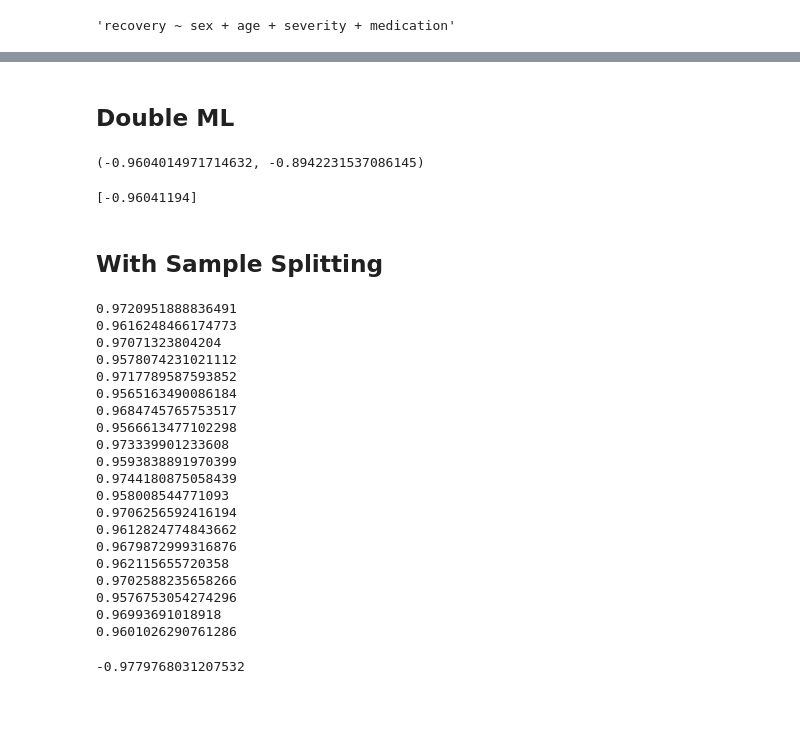
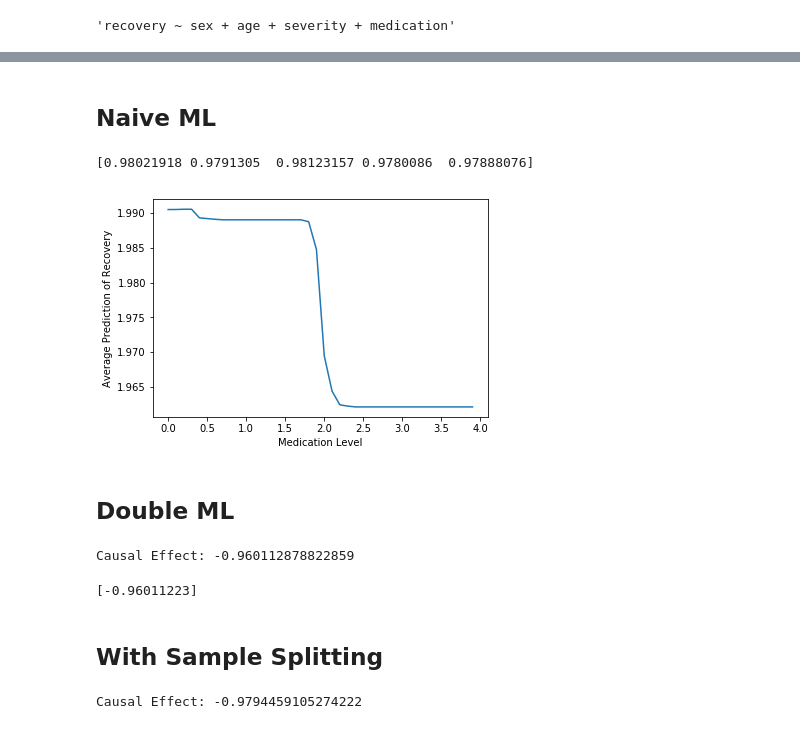
Before and after one commit to matheusfacure/Tutoriais-de-AM, a Jupyter notebook: Causal/Double Debiased ML.ipynb, the cells around one changed output, grey strips where cells are left out. Saved outputs shown, nothing was run; the diff lists cells and outputs as text; code cells hidden in the pictures.

```diff
--- a/Causal/Double Debiased ML.ipynb
+++ b/Causal/Double Debiased ML.ipynb
@@ -114,0 +137,2 @@ Warnings:
+# %% [markdown]
+## Naive ML
@@ -115,3 +143,23 @@ Warnings:
+# %%
+X = df_obs.drop("recovery", axis=1)
+y = df_obs["recovery"]
+# %%
+model = RandomForestRegressor(max_depth=6, n_estimators=100, n_jobs=-1)
+print(cross_val_score(model, X, y, cv=5))
+# %% [output]
+[0.98021918 0.9791305  0.98123157 0.9780086  0.97888076]
+# %%
+np.random.seed(42)
+model.fit(X, y)
+med_level = np.arange(0, 4, 0.1)
+y_hats = [model.predict(X.assign(medication = med)).mean() for med in med_level]
+# %%
+plt.plot(med_level, y_hats)
+plt.xlabel("Medication Level")
+plt.ylabel("Average Prediction of Recovery")
+plt.show()
+# %% [output]
+[figure, added]
 # %% [markdown]
 ## Double ML
 # %%
@@ -124,67 +170,45 @@ X = df_obs.drop(columns=["recovery", "medication"]).values
 Y = df_obs["recovery"].values
 D = df_obs["medication"].values
 # %%
-Ghat = RandomForestRegressor(max_depth=5, n_estimators=100, n_jobs=-1).fit(X, Y).predict(X)
+np.random.seed(42)
+Lhat = RandomForestRegressor(max_depth=5, n_estimators=100, n_jobs=-1).fit(X, Y).predict(X)
 Mhat = RandomForestRegressor(max_depth=5, n_estimators=100, n_jobs=-1).fit(X, D).predict(X)
 
-theta = np.mean(np.dot((D - Mhat), (Y - Ghat))) / np.mean(np.dot(D - Mhat, D - Mhat))
-theta_ = np.mean(np.dot((D - Mhat), (Y - Ghat))) / np.mean(np.dot(D - Mhat, D))
+theta = np.dot((D - Mhat), (Y - Lhat)) / np.dot(D - Mhat, D - Mhat)
 
-theta, theta_
+print("Causal Effect:", theta)
 # %% [output]
-(-0.9604014971714632, -0.8942231537086145)
+Causal Effect: -0.960112878822859
 # %%
 from sklearn.linear_model import LinearRegression
 
 model = LinearRegression()
-model.fit((D - Mhat).reshape(-1,1), Y - Ghat)
+model.fit((D - Mhat).reshape(-1,1), Y - Lhat)
 
 print(model.coef_)
 # %% [output]
-[-0.96041194]
+[-0.96011223]
 # %% [markdown]
 ## With Sample Splitting
 # %%
 import numpy as np
 from sklearn.model_selection import KFold
 
-kf = KFold(n_splits=10)
+kf = KFold(n_splits=5)
 
 thetas = []
 
+np.random.seed(42)
 for train, test in kf.split(X):
 
     Ghat = RandomForestRegressor(max_depth=5, n_estimators=100, n_jobs=-1).fit(X[train],Y[train]).predict(X[test])
-    print(r2_score(Y[test], Ghat))
-
     Mhat = RandomForestRegressor(max_depth=5, n_estimators=100, n_jobs=-1).fit(X[train],D[train]).predict(X[test])
-    print(r2_score(D[test], Mhat))
 
     Vhat = D[test] - Mhat
+    Uhat = Y[test] - Ghat
 
-    thetas += [np.mean(np.dot(Vhat,(Y[test]-Ghat)))/np.mean(np.dot(Vhat,Vhat))]
+    thetas += [np.mean(np.dot(Vhat,Uhat))/np.mean(np.dot(Vhat,Vhat))]
-# %% [output]
-0.9720951888836491
-0.9616248466174773
-0.97071323804204
-0.9578074231021112
-0.9717789587593852
-0.9565163490086184
-0.9684745765753517
-0.9566613477102298
-0.973339901233608
-0.9593838891970399
-0.9744180875058439
-0.958008544771093
-0.9706256592416194
-0.9612824774843662
-0.9679872999316876
-0.962115655720358
-0.9702588235658266
-0.9576753054274296
-0.96993691018918
-0.9601026290761286
-# %%
-np.mean(thetas)
-# %% [output]
--0.9779768031207532
+# %%
+print("Causal Effect:", np.mean(thetas))
+# %% [output]
+Causal Effect: -0.9794459105274222
```
Also changed, not shown: parts of 6 cells of this notebook.
